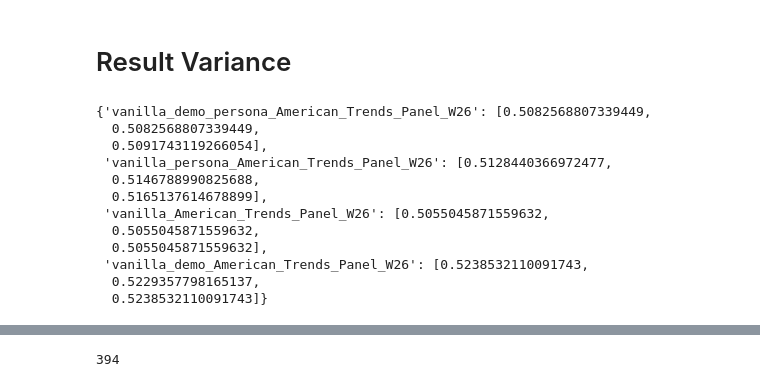
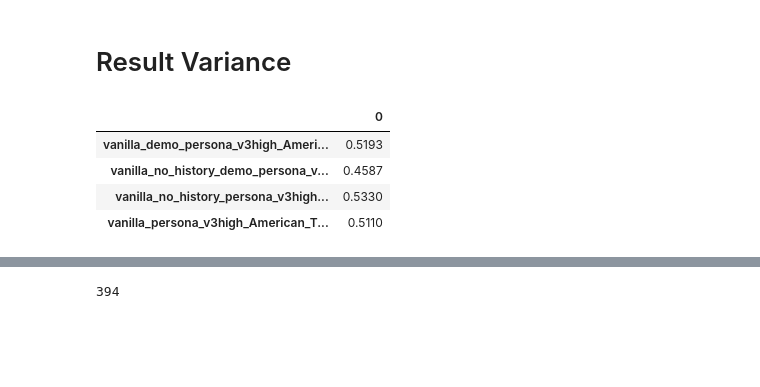
Before and after one commit to liamjxu/pump_code, a Jupyter notebook: pump/metrics.ipynb, the cells around one changed output, grey strips where cells are left out. Cells and saved outputs as stored; diff of their text form; code cells hidden in the pictures; blank space fills up the shorter version.

```diff
--- a/pump/metrics.ipynb
+++ b/pump/metrics.ipynb
@@ -265,28 +265,42 @@ sonnet_kmeans10_same_topic_example: 3, 1.0
 # %%
 import json
 import os
 import pandas as pd
 
 res = {}
 for filename in os.listdir('opinions_qa/output'):
+    if 'v3high' not in filename :
+        continue
+    # if 'v2' in filename:
+    #     continue
     exp = filename[9:][:-5]
     if exp not in res:
         res[exp] = []
     with open(f"opinions_qa/output/{filename}", 'r') as f:
         data = json.load(f)
-    res[exp].append(sum([_['is_correct'] for _ in data])/len(data))
+    res[exp] = [f"{sum([_['is_correct'] for _ in data])/len(data):.4f}"]
+    # res[exp] = [f"={sum([_['is_correct'] for _ in data])}/{len(data)}"]
+
 res
+
+import numpy as np
+df = pd.DataFrame(res)
+df = df[sorted(df.columns)]
+
+
+df = df.transpose()
+
+
+# df['avg'] = df.apply(lambda x: np.mean(x[[0,1,2]]), axis=1)
+
+# df['var'] = df.apply(lambda x: np.var(x[[0,1,2]]), axis=1)
+# df['std'] = df.apply(lambda x: np.std(x[[0,1,2]]), axis=1)
+
+df
 # %% [output]
-{'vanilla_demo_persona_American_Trends_Panel_W26': [0.5082568807339449,
-  0.5082568807339449,
-  0.5091743119266054],
- 'vanilla_persona_American_Trends_Panel_W26': [0.5128440366972477,
-  0.5146788990825688,
-  0.5165137614678899],
- 'vanilla_American_Trends_Panel_W26': [0.5055045871559632,
-  0.5055045871559632,
-  0.5055045871559632],
- 'vanilla_demo_American_Trends_Panel_W26': [0.5238532110091743,
-  0.5229357798165137,
-  0.5238532110091743]}
+|  | 0 |
+| vanilla_demo_persona_v3high_Ameri... | 0.5193 |
+| vanilla_no_history_demo_persona_v... | 0.4587 |
+| vanilla_no_history_persona_v3high... | 0.5330 |
+| vanilla_persona_v3high_American_T... | 0.5110 |
 # %%
```
Also changed, not shown: parts of 2 cells of this notebook, 5 other files.
